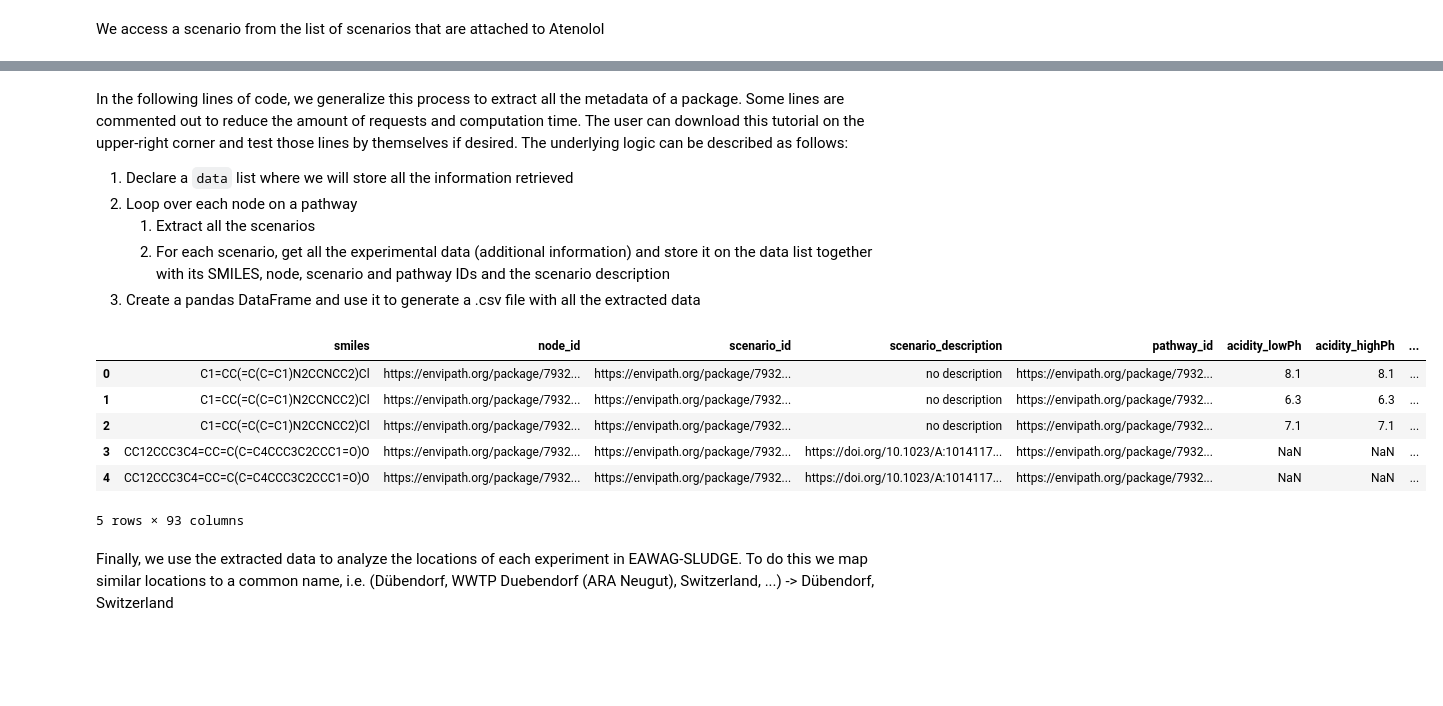
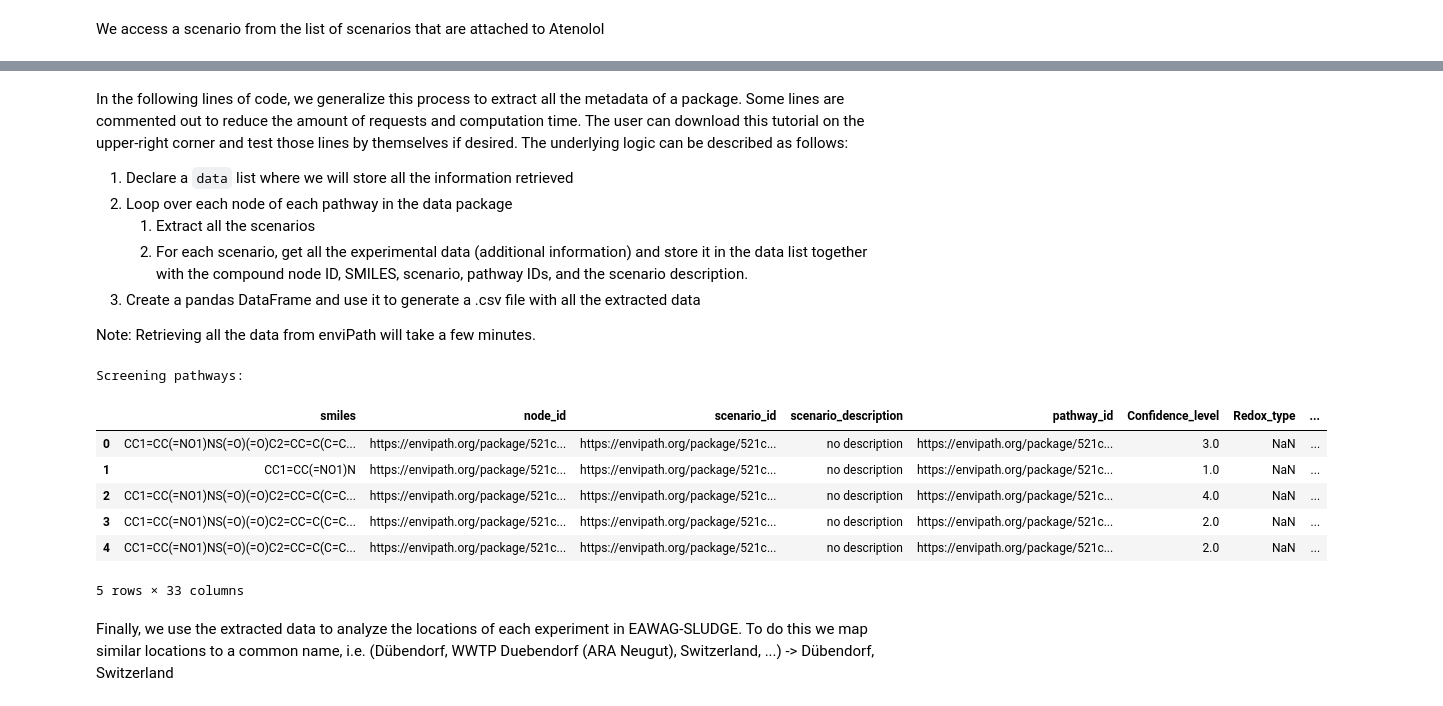
Before and after one commit to enviPath/enviPath-python, a Jupyter notebook: docs/source/tutorials/download_additional_information_data.ipynb, the cells around one changed output, grey strips where cells are left out. Cells and saved outputs as stored; diff of their text form; code cells hidden in the pictures; blank space fills up the shorter version.

Commit message:
FIX: download additional information tutorial

```diff
--- a/docs/source/tutorials/download_additional_information_data.ipynb
+++ b/docs/source/tutorials/download_additional_information_data.ipynb
@@ -14,9 +15,12 @@ import pandas as pd
 # %% [markdown]
 As in other tutorials, we instantiate the host and the package we want to work with
 # %%
-INSTANCE_HOST = "https://envipath.org/"
+HOST_INSTANCE = "https://envipath.org/api/legacy/"
+eP = enviPath(HOST_INSTANCE, new_api=True)
+username = input("Username: ")
+password = getpass.getpass()
+eP.login(username, password)
+
 EAWAG_SLUDGE_DATA_PACKAGE = "https://envipath.org/package/521c547a-fd2a-491c-ad5b-7eaa1577fb65"
-
-eP = enviPath(INSTANCE_HOST)
 pkg = Package(eP.requester, id=EAWAG_SLUDGE_DATA_PACKAGE)
 # %% [markdown]
@@ -78,8 +80,10 @@ typeofaeration
 In the following lines of code, we generalize this process to extract all the metadata of a package. Some lines are commented out to reduce the amount of requests and computation time. The user can download this tutorial on the upper-right corner and test those lines by themselves if desired. The underlying logic can be described as follows:
 
 1. Declare a `data` list where we will store all the information retrieved
-2. Loop over each node on a pathway
+2. Loop over each node of each pathway in the data package
     1. Extract all the scenarios
-    2. For each scenario, get all the experimental data (additional information) and store it on the data
-    list together with its SMILES, node, scenario and pathway IDs and the scenario description
+    2. For each scenario, get all the experimental data (additional information) and store it in the data
+    list together with the compound node ID, SMILES, scenario, pathway IDs, and the scenario description.
 3. Create a pandas DataFrame and use it to generate a .csv file with all the extracted data
+
+Note: Retrieving all the data from enviPath will take a few minutes.
@@ -86,33 +127,37 @@ In the following lines of code, we generalize this process to extract all the me
 # %%
+data = []
+print('Screening pathways:')
+for path in tqdm(fetch_object_info(pkg, 'pathways')):
+    for node in fetch_object_info(path, 'nodes'):
+        scenarios = fetch_object_info(node, 'scenarios')
+        for scenario in scenarios:
+            temp_data = {"smiles": fetch_object_info(node, 'smiles'), "node_id": node.get_id(),
+                         "scenario_id": scenario.get_id(), "scenario_description": fetch_object_info(scenario, 'description'),
+                         "pathway_id": path.get_id()}
+            experimental_metadata = fetch_object_info(scenario, 'json')['collection']
+            for ai_type, values in experimental_metadata.items():
+                for value in values:
+                    for k, v in value.items():
+                        if k == "uuid":
+                            continue
+                        add_info = {ai_type + "_" + k: v}
+                    temp_data.update(add_info)
+            data.append(temp_data)
 
-# data = []
-
-# for path in pkg.get_pathways():
-#     for node in path.get_nodes():
-#         scenarios = node.get_scenarios()
-#         for scenario in scenarios:
-#             temp_data = {"smiles": node.get_smiles(), "node_id": node.get_id(),
-#                          "scenario_id": scenario.get_id(), "scenario_description": scenario.get_description(),
-#                          "pathway_id": path.get_id()}
-#             temp_add_info = scenario.get_additional_information()
-#             for ai in temp_add_info:
-#                 add_info = {ai.name + "_" + key: value for (key,value) in ai.params.items()}
-#                 temp_data.update(add_info)
-#             data.append(temp_data)
-
-# # save data
-# raw_data = pd.DataFrame(data)
-# raw_data.to_csv("../assets/additional_information_data.csv", sep='\t', index=False)
+# save data
+raw_data = pd.DataFrame(data)
+raw_data.to_csv("../assets/additional_information_data.csv", sep='\t', index=False)
 raw_data = pd.read_csv("../assets/additional_information_data.csv", sep="\t")
 raw_data.head()
 # %% [output]
+Screening pathways:
-|  | smiles | node_id | scenario_id | scenario_description | pathway_id | acidity_lowPh | acidity_highPh | ... |
-| 0 | C1=CC(=C(C=C1)N2CCNCC2)Cl | https://envipath.org/package/7932... | https://envipath.org/package/7932... | no description | https://envipath.org/package/7932... | 8.1 | 8.1 | ... |
-| 1 | C1=CC(=C(C=C1)N2CCNCC2)Cl | https://envipath.org/package/7932... | https://envipath.org/package/7932... | no description | https://envipath.org/package/7932... | 6.3 | 6.3 | ... |
-| 2 | C1=CC(=C(C=C1)N2CCNCC2)Cl | https://envipath.org/package/7932... | https://envipath.org/package/7932... | no description | https://envipath.org/package/7932... | 7.1 | 7.1 | ... |
-| 3 | CC12CCC3C4=CC=C(C=C4CCC3C2CCC1=O)O | https://envipath.org/package/7932... | https://envipath.org/package/7932... | https://doi.org/10.1023/A:1014117... | https://envipath.org/package/7932... | NaN | NaN | ... |
-| 4 | CC12CCC3C4=CC=C(C=C4CCC3C2CCC1=O)O | https://envipath.org/package/7932... | https://envipath.org/package/7932... | https://doi.org/10.1023/A:1014117... | https://envipath.org/package/7932... | NaN | NaN | ... |
+|  | smiles | node_id | scenario_id | scenario_description | pathway_id | Confidence_level | Redox_type | ... |
+| 0 | CC1=CC(=NO1)NS(=O)(=O)C2=CC=C(C=C... | https://envipath.org/package/521c... | https://envipath.org/package/521c... | no description | https://envipath.org/package/521c... | 3.0 | NaN | ... |
+| 1 | CC1=CC(=NO1)N | https://envipath.org/package/521c... | https://envipath.org/package/521c... | no description | https://envipath.org/package/521c... | 1.0 | NaN | ... |
+| 2 | CC1=CC(=NO1)NS(=O)(=O)C2=CC=C(C=C... | https://envipath.org/package/521c... | https://envipath.org/package/521c... | no description | https://envipath.org/package/521c... | 4.0 | NaN | ... |
+| 3 | CC1=CC(=NO1)NS(=O)(=O)C2=CC=C(C=C... | https://envipath.org/package/521c... | https://envipath.org/package/521c... | no description | https://envipath.org/package/521c... | 2.0 | NaN | ... |
+| 4 | CC1=CC(=NO1)NS(=O)(=O)C2=CC=C(C=C... | https://envipath.org/package/521c... | https://envipath.org/package/521c... | no description | https://envipath.org/package/521c... | 2.0 | NaN | ... |
-5 rows × 93 columns
+5 rows × 33 columns
 # %% [markdown]
 Finally, we use the extracted data to analyze the locations of each experiment in EAWAG-SLUDGE. To do this we map similar locations to a common name, i.e. (Dübendorf, WWTP Duebendorf (ARA Neugut), Switzerland, ...) -> Dübendorf, Switzerland
 # %%
```
Also changed, not shown: parts of 8 cells of this notebook, 1 other file.
